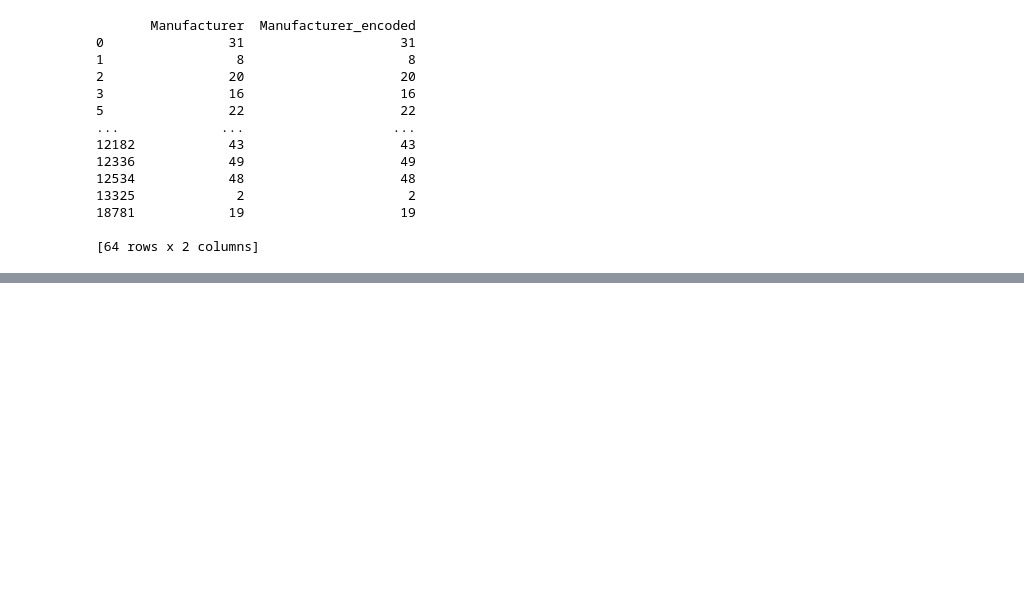
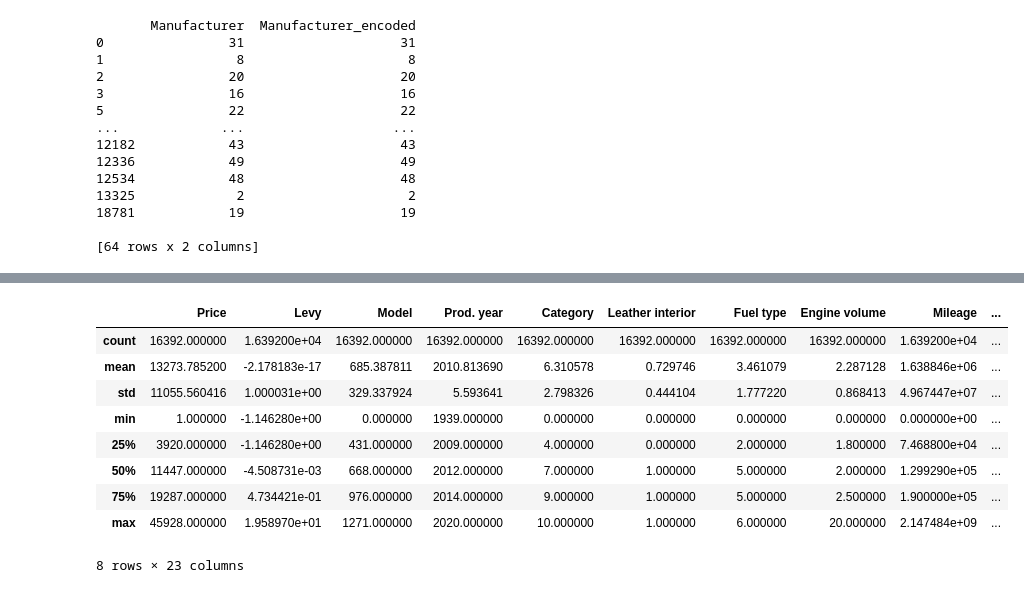
Before and after one commit to sameer-karim/w207-final-project, a Jupyter notebook: DT_car_price_prediction.ipynb, the cells around one changed output, grey strips where cells are left out. Drawn from its saved outputs; the diff is of its cells as text; code cells hidden in the pictures; blank space fills up the shorter version.

```diff
--- a/DT_car_price_prediction.ipynb
+++ b/DT_car_price_prediction.ipynb
@@ -476,0 +532,13 @@ X_test_scaled = scaler.transform(X_test)
+# %%
+df_cleaned.describe()
+# %% [output]
+|  | Price | Levy | Model | Prod. year | Category | Leather interior | Fuel type | Engine volume | Mileage | ... |
+| count | 16392.000000 | 1.639200e+04 | 16392.000000 | 16392.000000 | 16392.000000 | 16392.000000 | 16392.000000 | 16392.000000 | 1.639200e+04 | ... |
+| mean | 13273.785200 | -2.178183e-17 | 685.387811 | 2010.813690 | 6.310578 | 0.729746 | 3.461079 | 2.287128 | 1.638846e+06 | ... |
+| std | 11055.560416 | 1.000031e+00 | 329.337924 | 5.593641 | 2.798326 | 0.444104 | 1.777220 | 0.868413 | 4.967447e+07 | ... |
+| min | 1.000000 | -1.146280e+00 | 0.000000 | 1939.000000 | 0.000000 | 0.000000 | 0.000000 | 0.000000 | 0.000000e+00 | ... |
+| 25% | 3920.000000 | -1.146280e+00 | 431.000000 | 2009.000000 | 4.000000 | 0.000000 | 2.000000 | 1.800000 | 7.468800e+04 | ... |
+| 50% | 11447.000000 | -4.508731e-03 | 668.000000 | 2012.000000 | 7.000000 | 1.000000 | 5.000000 | 2.000000 | 1.299290e+05 | ... |
+| 75% | 19287.000000 | 4.734421e-01 | 976.000000 | 2014.000000 | 9.000000 | 1.000000 | 5.000000 | 2.500000 | 1.900000e+05 | ... |
+| max | 45928.000000 | 1.958970e+01 | 1271.000000 | 2020.000000 | 10.000000 | 1.000000 | 6.000000 | 20.000000 | 2.147484e+09 | ... |
+8 rows × 23 columns
```
Also changed, not shown: parts of 25 cells of this notebook.
